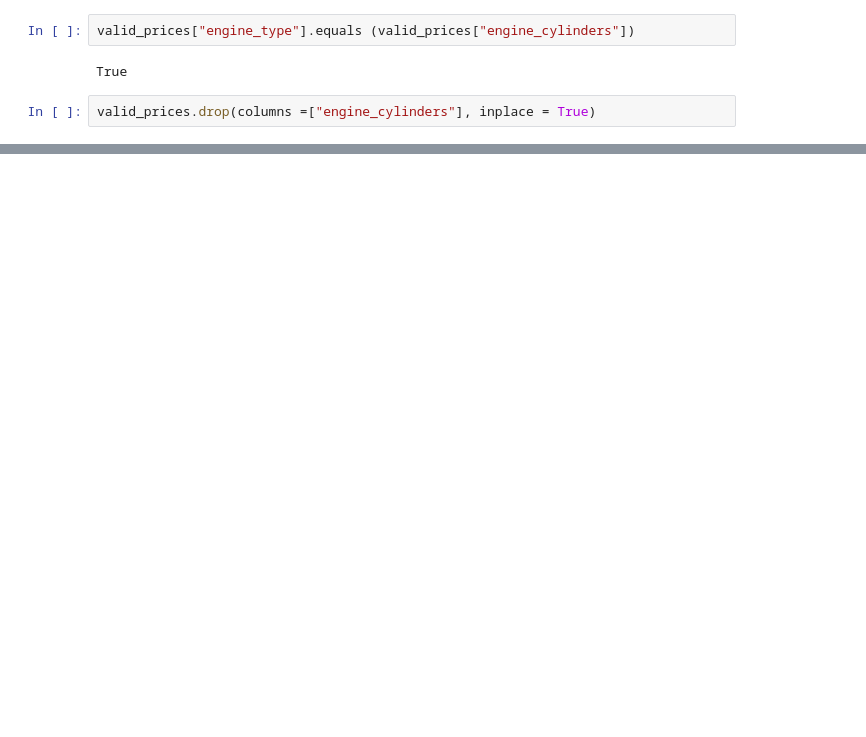
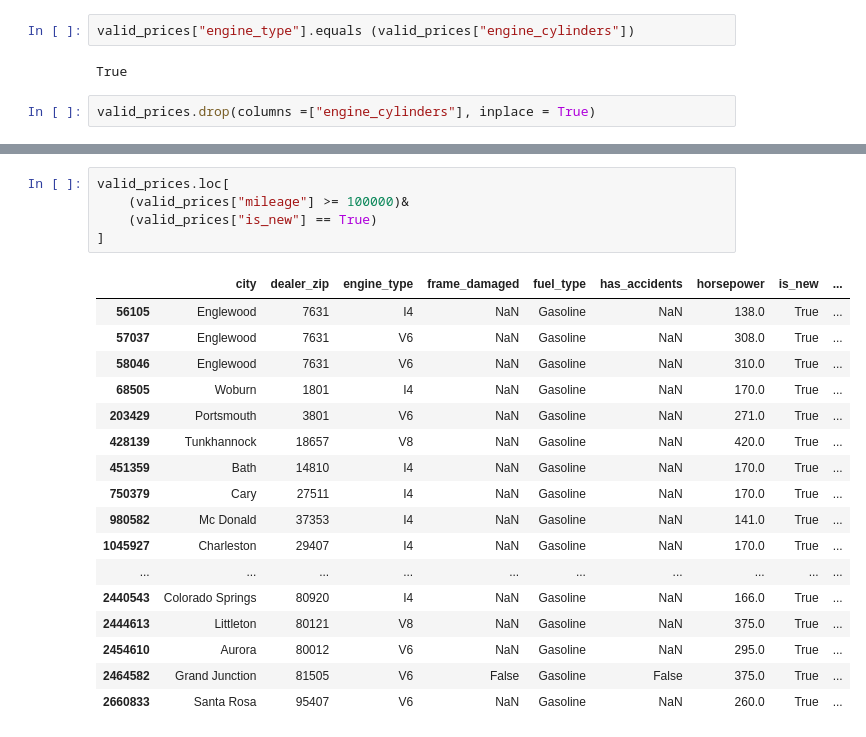
Before and after one commit to CaseyKiiza2026/vehicle-valuation-platform, a Jupyter notebook: notebooks/feature_engineering.ipynb, the cells around one changed output, grey strips where cells are left out. Drawn from its saved outputs; the diff is of its cells as text; blank space fills up the shorter version.

```diff
--- a/notebooks/feature_engineering.ipynb
+++ b/notebooks/feature_engineering.ipynb
@@ -448,0 +594,23 @@ valid_prices
+# %%
+valid_prices.loc[
+    (valid_prices["mileage"] >= 100000)&
+    (valid_prices["is_new"] == True)
+]
+# %% [output]
+|  | city | dealer_zip | engine_type | frame_damaged | fuel_type | has_accidents | horsepower | is_new | ... |
+| 56105 | Englewood | 7631 | I4 | NaN | Gasoline | NaN | 138.0 | True | ... |
+| 57037 | Englewood | 7631 | V6 | NaN | Gasoline | NaN | 308.0 | True | ... |
+| 58046 | Englewood | 7631 | V6 | NaN | Gasoline | NaN | 310.0 | True | ... |
+| 68505 | Woburn | 1801 | I4 | NaN | Gasoline | NaN | 170.0 | True | ... |
+| 203429 | Portsmouth | 3801 | V6 | NaN | Gasoline | NaN | 271.0 | True | ... |
+| 428139 | Tunkhannock | 18657 | V8 | NaN | Gasoline | NaN | 420.0 | True | ... |
+| 451359 | Bath | 14810 | I4 | NaN | Gasoline | NaN | 170.0 | True | ... |
+| 750379 | Cary | 27511 | I4 | NaN | Gasoline | NaN | 170.0 | True | ... |
+| 980582 | Mc Donald | 37353 | I4 | NaN | Gasoline | NaN | 141.0 | True | ... |
+| 1045927 | Charleston | 29407 | I4 | NaN | Gasoline | NaN | 170.0 | True | ... |
+| ... | ... | ... | ... | ... | ... | ... | ... | ... | ... |
+| 2440543 | Colorado Springs | 80920 | I4 | NaN | Gasoline | NaN | 166.0 | True | ... |
+| 2444613 | Littleton | 80121 | V8 | NaN | Gasoline | NaN | 375.0 | True | ... |
+| 2454610 | Aurora | 80012 | V6 | NaN | Gasoline | NaN | 295.0 | True | ... |
+| 2464582 | Grand Junction | 81505 | V6 | False | Gasoline | False | 375.0 | True | ... |
+| 2660833 | Santa Rosa | 95407 | V6 | NaN | Gasoline | NaN | 260.0 | True | ... |
```
Also changed, not shown: parts of 56 cells of this notebook, 1 other file.
